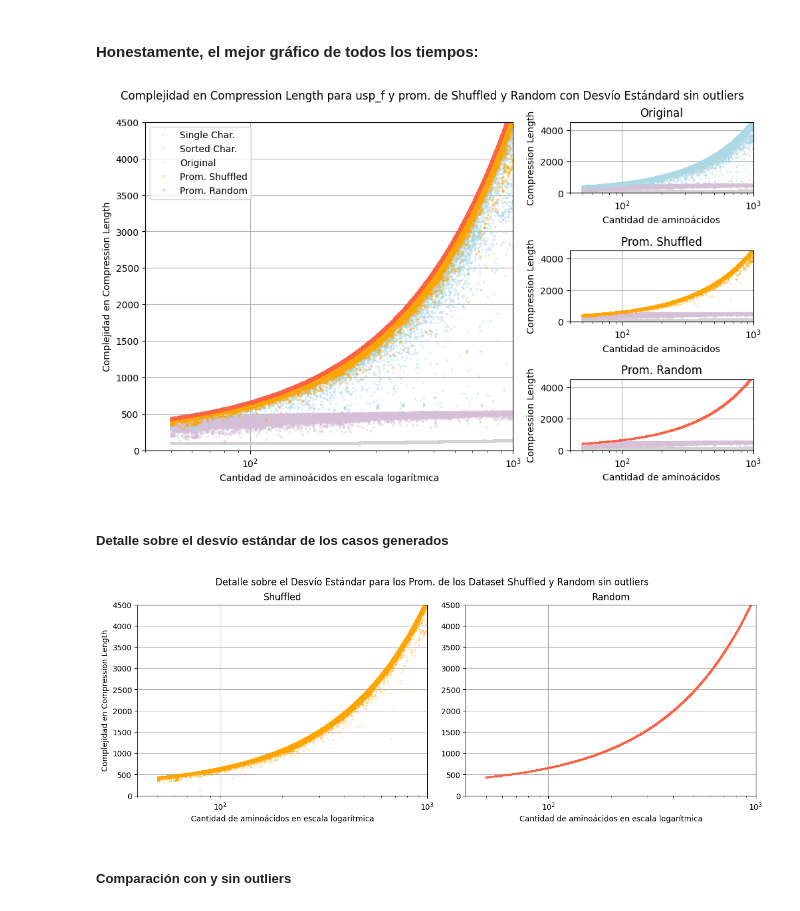
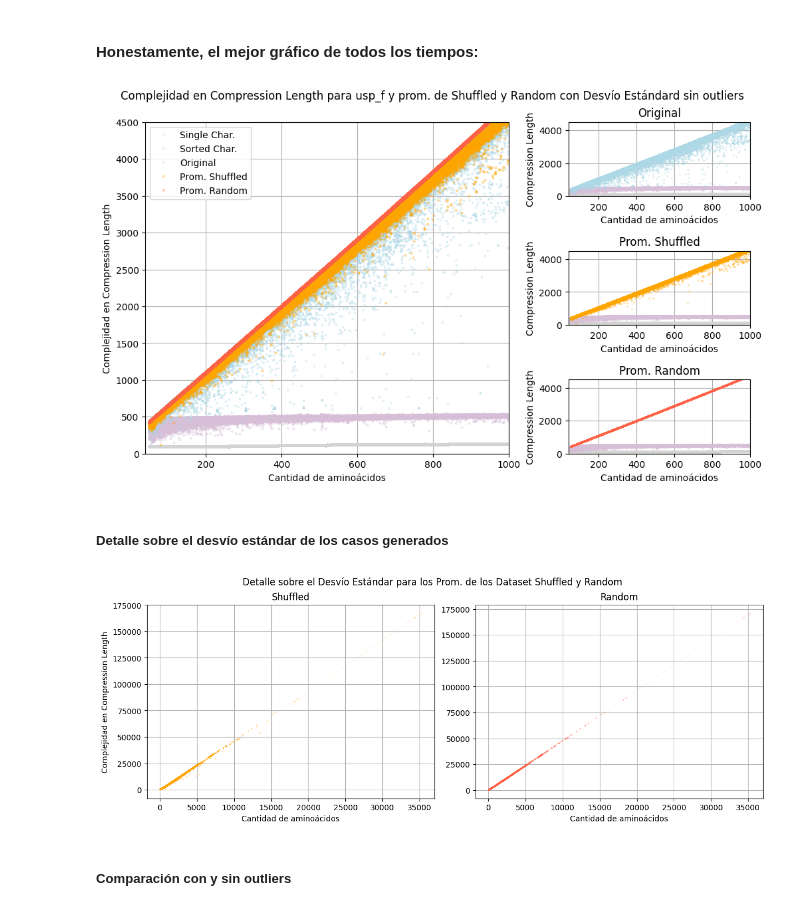
Before and after one commit to marianoOca/tesis, a Jupyter notebook: ploting.ipynb, the cells around one changed output. Cells and saved outputs as stored; diff of their text form; code cells hidden in the pictures.

```diff
--- a/ploting.ipynb
+++ b/ploting.ipynb
@@ -265,15 +265,15 @@ def plot_original_over(dataset:np.ndarray, type:str, log_x:bool = True, bins_x:i
 # %% [markdown]
 #### Honestamente, el mejor gráfico de todos los tiempos:
 # %%
-plot_original_vs_means_random_and_shuffled_with_std_dev()
+plot_original_vs_means_random_and_shuffled_with_std_dev(log_x = False)
 # %% [output]
-[figure, old version]
+[figure, new version]
 # %% [markdown]
 ##### Detalle sobre el desvío estándar de los casos generados
 # %%
-plot_detail_of_shuffled_and_random()
+plot_detail_of_shuffled_and_random(True, False)
 # %% [output]
-[figure, old version]
+[figure, new version]
 # %% [markdown]
 ##### Comparación con y sin outliers
 # %%
```
Also changed, not shown: parts of 4 cells of this notebook, 5 other files.
